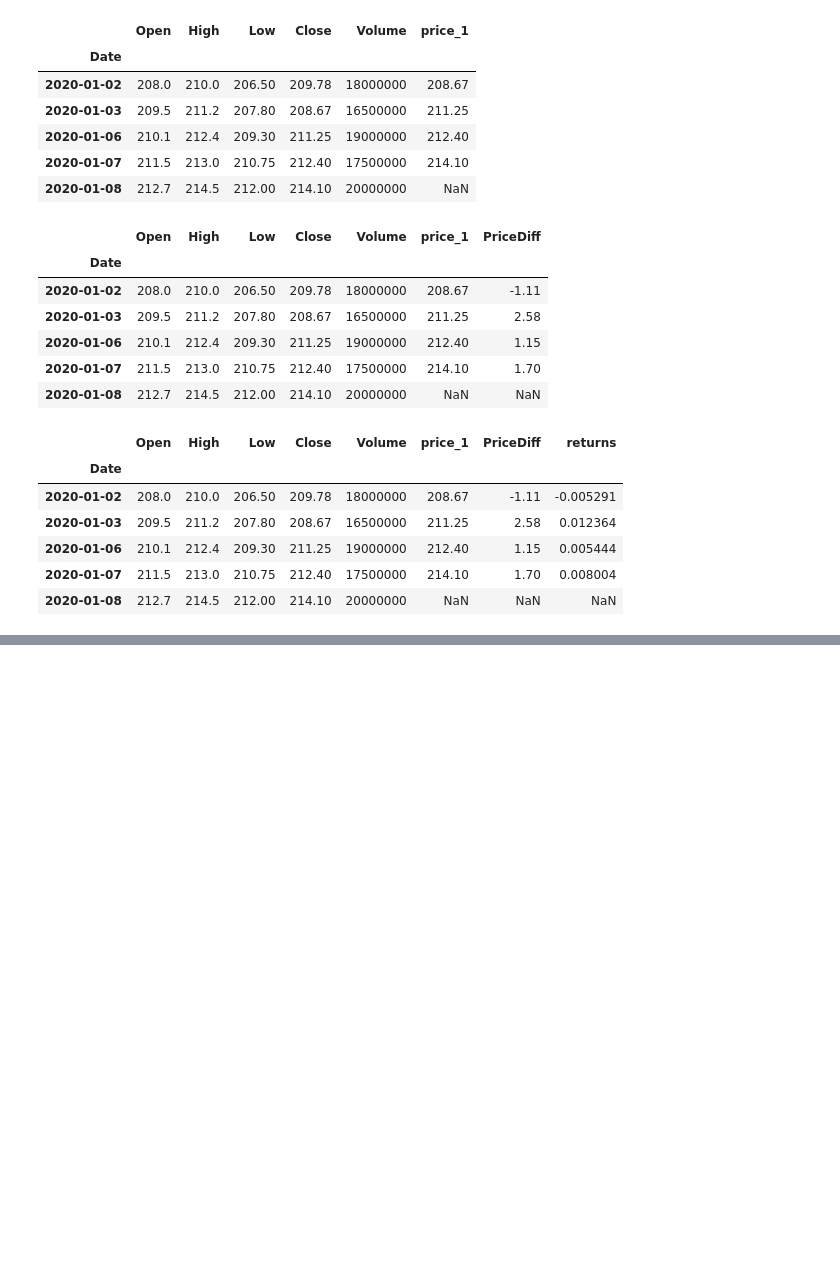
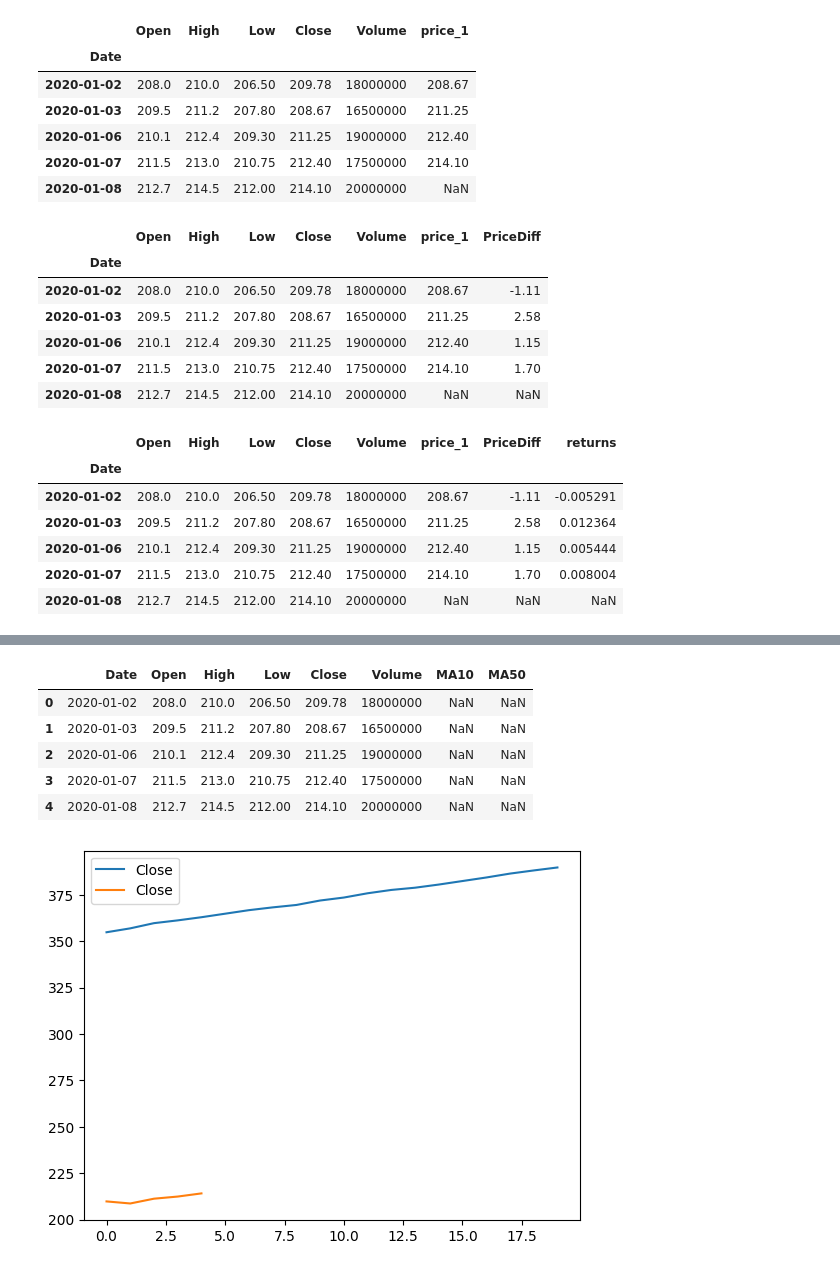
Before and after one commit to title-robbie-title/hkust-financial-analysis, a Jupyter notebook: HKUST-Financial-Analysis/module1.ipynb, the cells around one changed output, grey strips where cells are left out. Cells and saved outputs as stored; diff of their text form; code cells hidden in the pictures; blank space fills up the shorter version.

```diff
--- a/HKUST-Financial-Analysis/module1.ipynb
+++ b/HKUST-Financial-Analysis/module1.ipynb
@@ -133,0 +249,23 @@ fb.head()
+# %%
+import pandas as pd
+ms = pd.read_csv('Data/microsoft.csv')
+fb = pd.read_csv('Data/facebook.csv')
+
+ms['MA10'] = ms['Close'].rolling(10).mean()   # fast signal
+ms['MA50'] = ms['Close'].rolling(50).mean()   # slow signal
+ms['Close'].plot(legend=True)
+fb['MA10'] = fb['Close'].rolling(10).mean()   # fast signal
+fb['MA50'] = fb['Close'].rolling(50).mean()   # slow signal
+fb['Close'].plot(legend=True)
+
+ms.head()
+fb.head()
+#plotting microsoft closing price and facebook closing price from their respective dataframes. testing if both can be plotted together
+# %% [output]
+|  | Date | Open | High | Low | Close | Volume | MA10 | MA50 |
+| 0 | 2020-01-02 | 208.0 | 210.0 | 206.50 | 209.78 | 18000000 | NaN | NaN |
+| 1 | 2020-01-03 | 209.5 | 211.2 | 207.80 | 208.67 | 16500000 | NaN | NaN |
+| 2 | 2020-01-06 | 210.1 | 212.4 | 209.30 | 211.25 | 19000000 | NaN | NaN |
+| 3 | 2020-01-07 | 211.5 | 213.0 | 210.75 | 212.40 | 17500000 | NaN | NaN |
+| 4 | 2020-01-08 | 212.7 | 214.5 | 212.00 | 214.10 | 20000000 | NaN | NaN |
+[figure, added]
```
Also changed, not shown: parts of 19 cells of this notebook.
